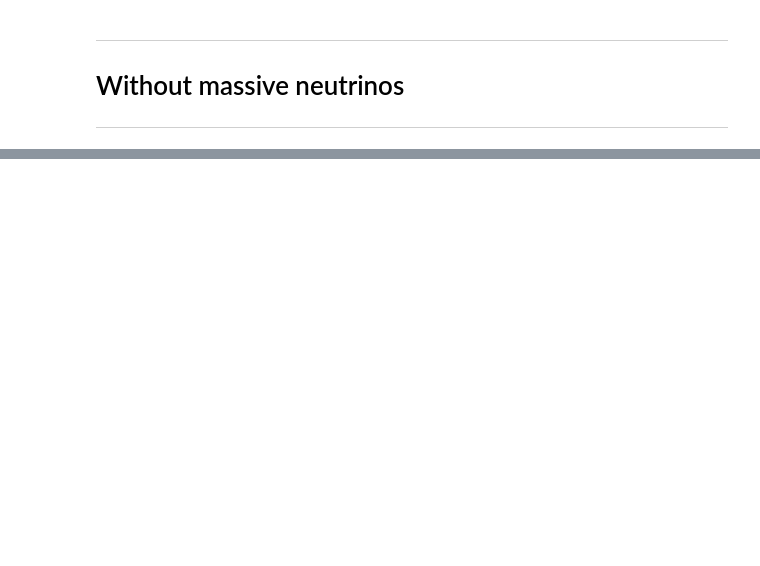
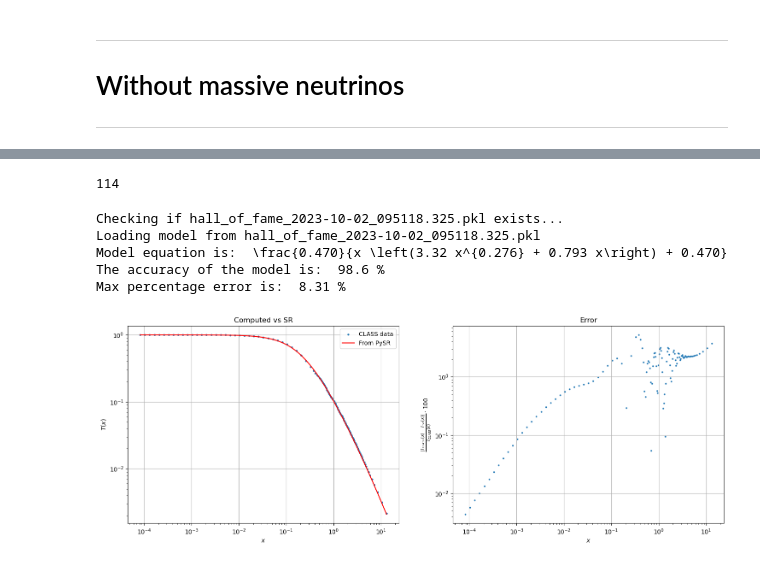
Before and after one commit to farocrown/Simreg, a Jupyter notebook: sr_tf_test_hypercube.ipynb, the cells around one changed output, grey strips where cells are left out. Drawn from its saved outputs; the diff is of its cells as text; code cells hidden in the pictures; blank space fills up the shorter version.

```diff
--- a/sr_tf_test_hypercube.ipynb
+++ b/sr_tf_test_hypercube.ipynb
@@ -114,0 +110,42 @@ Max percentage error is:  6.54 %
+# %%
+tf2 = pd.read_csv('TF_64_test.csv')
+x2 = tf2['x'].values
+T2 = tf2['T(k)'].values
+# %%
+a2 = 512
+b2 = len(x2)
+alpha2 = int(b/a)
+# %%
+print(alpha2)
+# %% [output]
+114
+# %%
+T_list = []
+x_list = []
+for i in range(a2):
+    T_list.append(T2[i * alpha:(i + 1) * alpha])
+    x_list.append(x2[i * alpha:(i + 1) * alpha])
+
+T_tens = np.empty((8, 8, 8), dtype=object)
+x_tens = np.empty((8, 8, 8), dtype=object)
+
+for i in range(8):
+    for j in range(8):
+        for k in range(8):
+            T_tens[i][j][k] = T_list[i * 64 + j * 8 + k]
+            x_tens[i][j][k] = x_list[i * 64 + j * 8 + k]
+
+T_tens_test = T_tens[4:8, 4:8]
+x_tens_test = x_tens[4:8, 4:8]
+
+T_vec_test = (np.concatenate(T_tens_test.reshape(-1)))
+x_vec_test = (np.concatenate(x_tens_test.reshape(-1))).reshape(-1,1)
+# %%
+bran(x_vec_test,T_vec_test,'hall_of_fame_2023-10-02_095118.325.pkl')
+# %% [output]
+Checking if hall_of_fame_2023-10-02_095118.325.pkl exists...
+Loading model from hall_of_fame_2023-10-02_095118.325.pkl
+Model equation is:  \frac{0.470}{x \left(3.32 x^{0.276} + 0.793 x\right) + 0.470}
+The accuracy of the model is:  98.6 %
+Max percentage error is:  8.31 %
+[figure, added]
```
Also changed, not shown: parts of 11 cells of this notebook.
